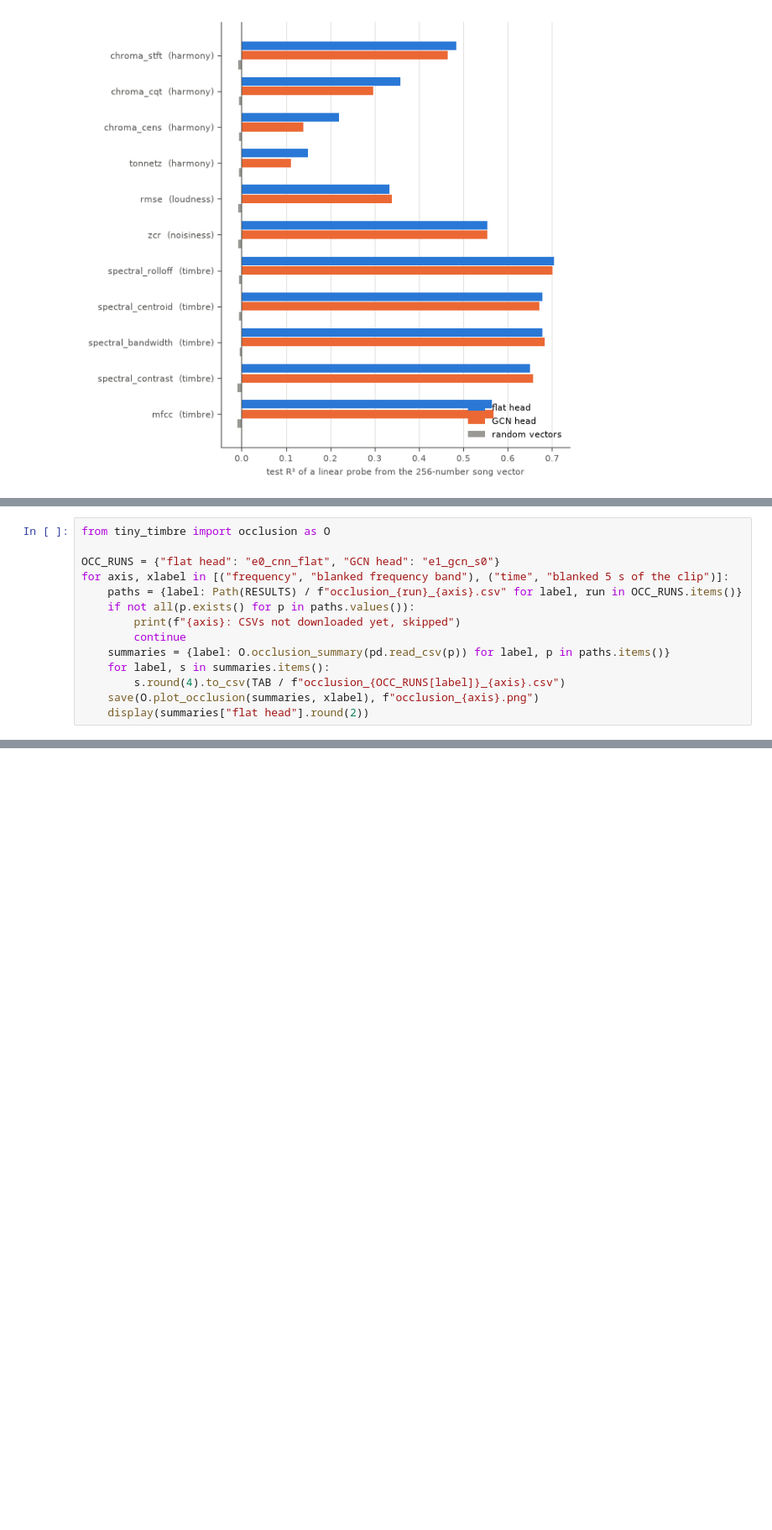
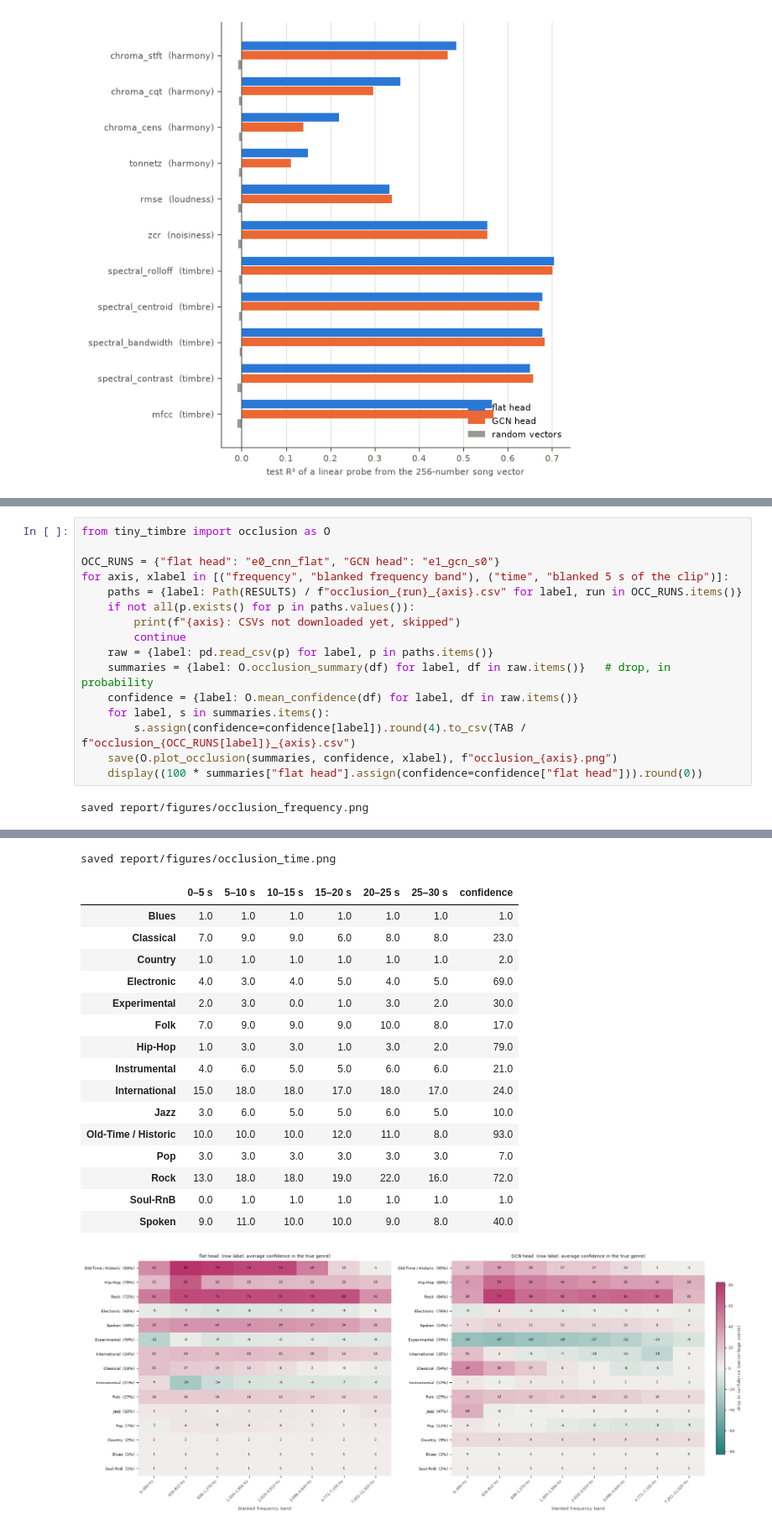
Before and after one commit to mediabymadelyn/tiny-timbre, a Jupyter notebook: notebooks/figures.ipynb, the cells around one changed output, grey strips where cells are left out. Shown at 84% size. Cells and saved outputs as stored; diff of their text form; blank space fills up the shorter version.

Commit message:
Interpretability results: occlusion and probe figures, README section

```diff
--- a/notebooks/figures.ipynb
+++ b/notebooks/figures.ipynb
@@ -282,8 +290,12 @@ for axis, xlabel in [("frequency", "blanked frequency band"), ("time", "blanked
     if not all(p.exists() for p in paths.values()):
         print(f"{axis}: CSVs not downloaded yet, skipped")
         continue
-    summaries = {label: O.occlusion_summary(pd.read_csv(p)) for label, p in paths.items()}
+    raw = {label: pd.read_csv(p) for label, p in paths.items()}
+    summaries = {label: O.occlusion_summary(df) for label, df in raw.items()}   # drop, in probability
+    confidence = {label: O.mean_confidence(df) for label, df in raw.items()}
     for label, s in summaries.items():
-        s.round(4).to_csv(TAB / f"occlusion_{OCC_RUNS[label]}_{axis}.csv")
-    save(O.plot_occlusion(summaries, xlabel), f"occlusion_{axis}.png")
-    display(summaries["flat head"].round(2))
+        s.assign(confidence=confidence[label]).round(4).to_csv(TAB / f"occlusion_{OCC_RUNS[label]}_{axis}.csv")
+    save(O.plot_occlusion(summaries, confidence, xlabel), f"occlusion_{axis}.png")
+    display((100 * summaries["flat head"].assign(confidence=confidence["flat head"])).round(0))
+# %% [output]
+saved report/figures/occlusion_frequency.png
@@ -289,0 +318,18 @@ for axis, xlabel in [("frequency", "blanked frequency band"), ("time", "blanked
+saved report/figures/occlusion_time.png
+|  | 0–5 s | 5–10 s | 10–15 s | 15–20 s | 20–25 s | 25–30 s | confidence |
+| Blues | 1.0 | 1.0 | 1.0 | 1.0 | 1.0 | 1.0 | 1.0 |
+| Classical | 7.0 | 9.0 | 9.0 | 6.0 | 8.0 | 8.0 | 23.0 |
+| Country | 1.0 | 1.0 | 1.0 | 1.0 | 1.0 | 1.0 | 2.0 |
+| Electronic | 4.0 | 3.0 | 4.0 | 5.0 | 4.0 | 5.0 | 69.0 |
+| Experimental | 2.0 | 3.0 | 0.0 | 1.0 | 3.0 | 2.0 | 30.0 |
+| Folk | 7.0 | 9.0 | 9.0 | 9.0 | 10.0 | 8.0 | 17.0 |
+| Hip-Hop | 1.0 | 3.0 | 3.0 | 1.0 | 3.0 | 2.0 | 79.0 |
+| Instrumental | 4.0 | 6.0 | 5.0 | 5.0 | 6.0 | 6.0 | 21.0 |
+| International | 15.0 | 18.0 | 18.0 | 17.0 | 18.0 | 17.0 | 24.0 |
+| Jazz | 3.0 | 6.0 | 5.0 | 5.0 | 6.0 | 5.0 | 10.0 |
+| Old-Time / Historic | 10.0 | 10.0 | 10.0 | 12.0 | 11.0 | 8.0 | 93.0 |
+| Pop | 3.0 | 3.0 | 3.0 | 3.0 | 3.0 | 3.0 | 7.0 |
+| Rock | 13.0 | 18.0 | 18.0 | 19.0 | 22.0 | 16.0 | 72.0 |
+| Soul-RnB | 0.0 | 1.0 | 1.0 | 1.0 | 1.0 | 1.0 | 1.0 |
+| Spoken | 9.0 | 11.0 | 10.0 | 10.0 | 9.0 | 8.0 | 40.0 |
+[figure, added]
```
Also changed, not shown: parts of 3 cells of this notebook, 12 other files.
